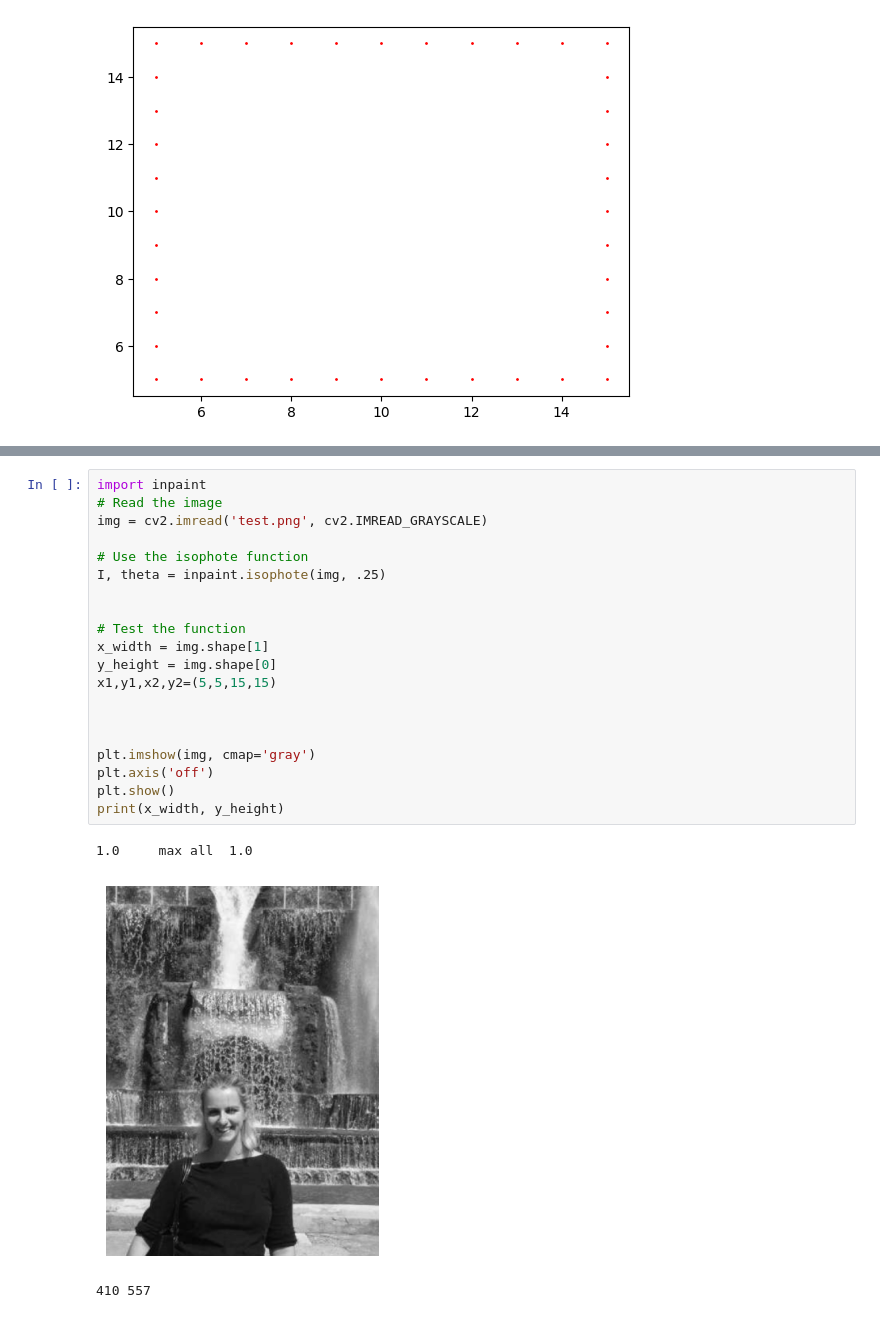
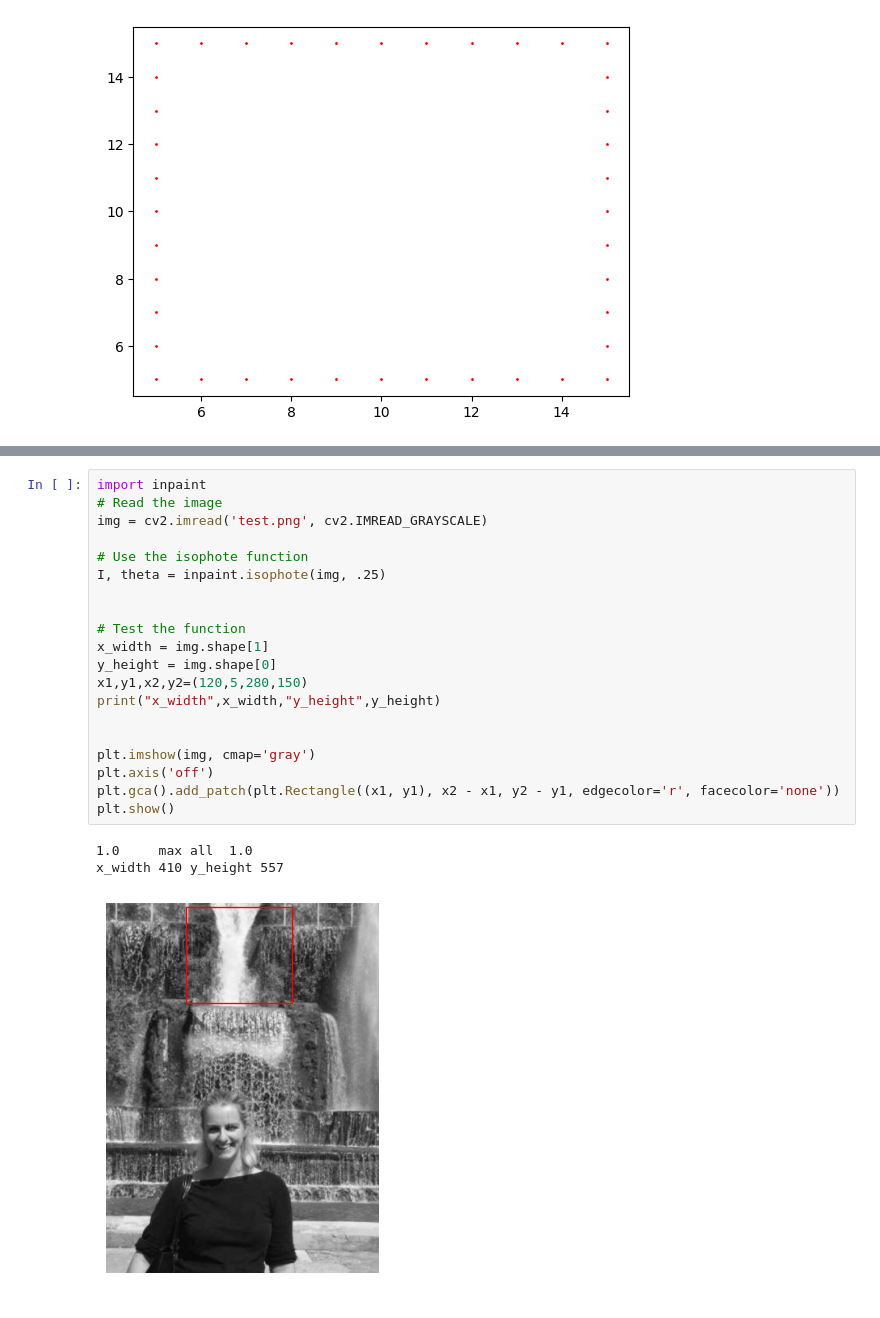
Before and after one commit to FrankDelft/inpainting_ADIP, a Jupyter notebook: inpaint.ipynb, the cells around one changed output, grey strips where cells are left out. Saved outputs shown, nothing was run; the diff lists cells and outputs as text.

```diff
--- a/inpaint.ipynb
+++ b/inpaint.ipynb
@@ -86,25 +72,25 @@ grad_y -765.0
 # %%
 import inpaint
 # Read the image
 img = cv2.imread('test.png', cv2.IMREAD_GRAYSCALE)
 
 # Use the isophote function
 I, theta = inpaint.isophote(img, .25)
 
 
 # Test the function
 x_width = img.shape[1]
 y_height = img.shape[0]
-x1,y1,x2,y2=(5,5,15,15)
-
+x1,y1,x2,y2=(120,5,280,150)
+print("x_width",x_width,"y_height",y_height)
 
 
 plt.imshow(img, cmap='gray')
 plt.axis('off')
+plt.gca().add_patch(plt.Rectangle((x1, y1), x2 - x1, y2 - y1, edgecolor='r', facecolor='none'))
 plt.show()
-print(x_width, y_height)
 # %% [output]
 1.0     max all  1.0
+x_width 410 y_height 557
-[figure, old version]
+[figure, new version]
-410 557
 # %%
```
Also changed, not shown: parts of 2 cells of this notebook, 1 other file.
